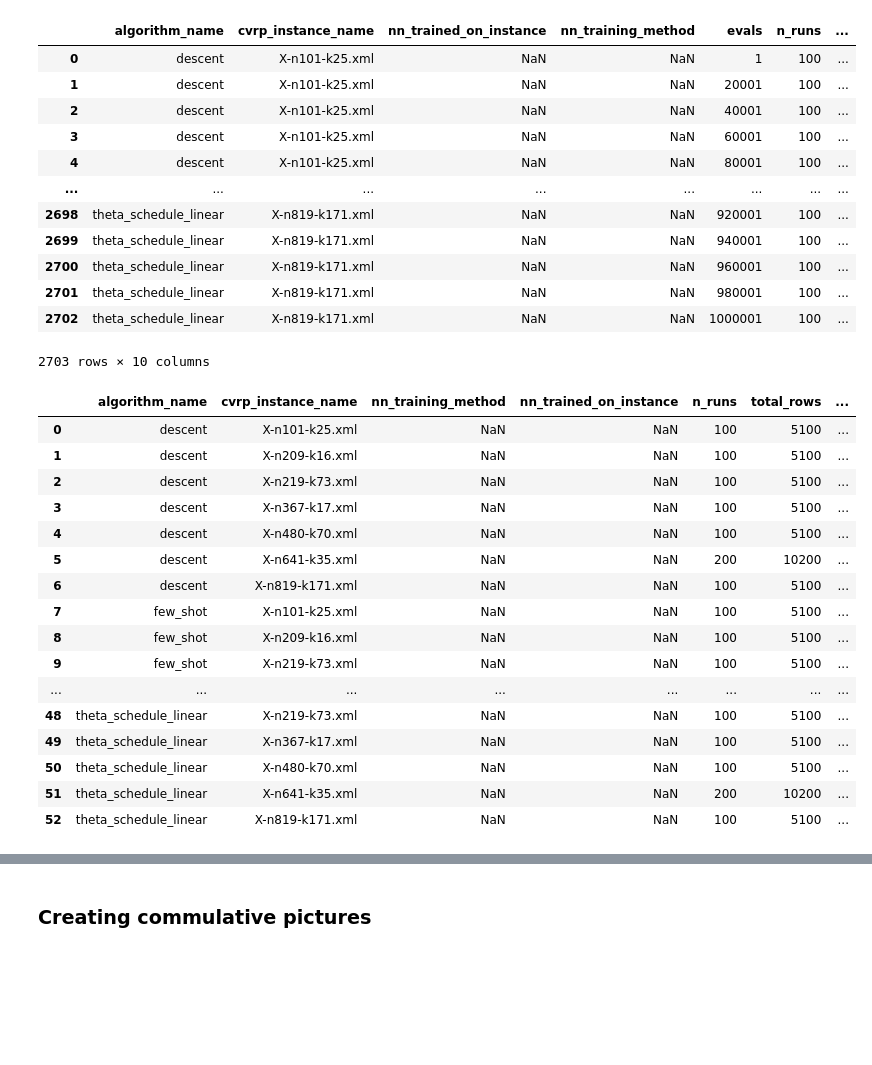
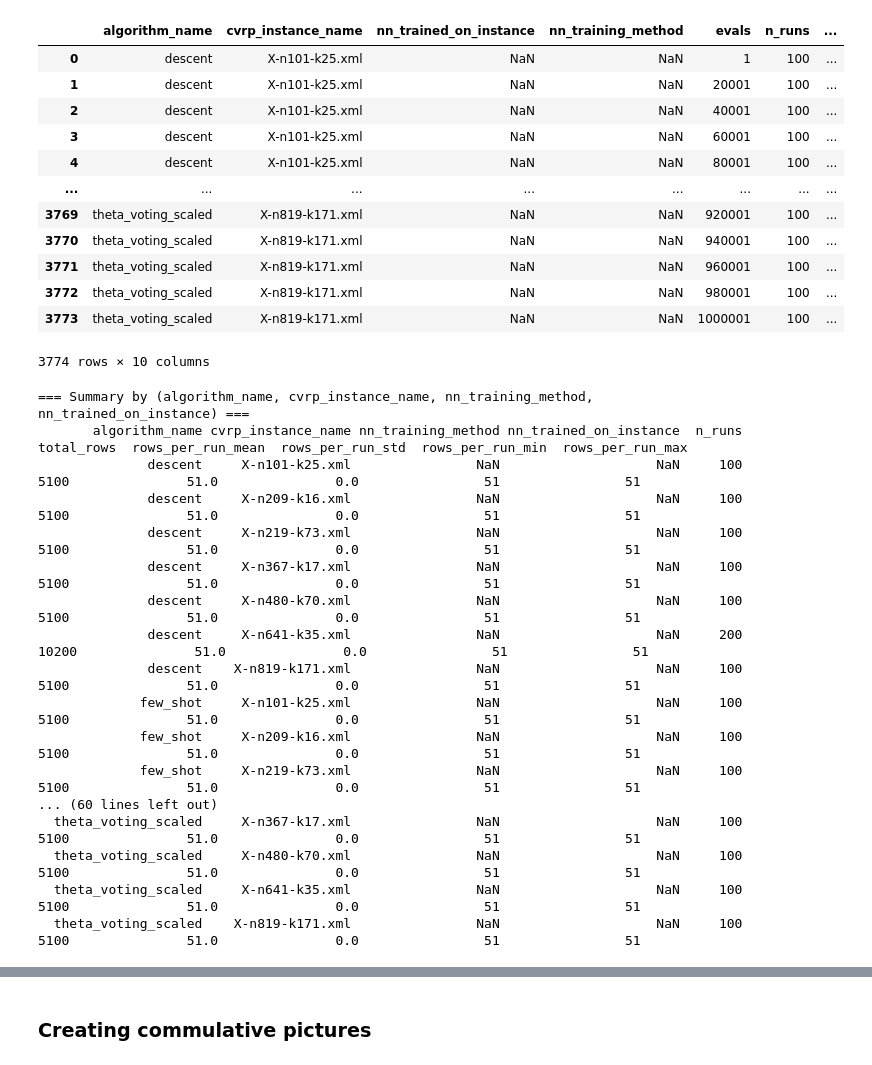
Before and after one commit to kiralexant/pcsi-fewshot-cvrp, a Jupyter notebook: FewShotCVRP/examples/analysis/runs-analysis.ipynb, the cells around one changed output, grey strips where cells are left out. Cells and saved outputs as stored; diff of their text form; code cells hidden in the pictures; blank space fills up the shorter version.

```diff
--- a/FewShotCVRP/examples/analysis/runs-analysis.ipynb
+++ b/FewShotCVRP/examples/analysis/runs-analysis.ipynb
@@ -1,44 +1,44 @@
 # %%
 import FewShotCVRP.examples.analysis.ea_stats_store as ea_stats
 from importlib import reload
 
 
 reload(ea_stats)
 
-st = ea_stats.EAStatsStore()
-st.load_raw("ea_runs/raw_runs.parquet")
-st.compute_stats()
+_st = ea_stats.EAStatsStore()
+_st.load_raw("ea_runs/raw_runs.parquet")
+_st.compute_stats()
 # %% [output]
 |  | algorithm_name | cvrp_instance_name | nn_trained_on_instance | nn_training_method | evals | n_runs | ... |
 | 0 | descent | X-n101-k25.xml | NaN | NaN | 1 | 100 | ... |
 | 1 | descent | X-n101-k25.xml | NaN | NaN | 20001 | 100 | ... |
 | 2 | descent | X-n101-k25.xml | NaN | NaN | 40001 | 100 | ... |
 | 3 | descent | X-n101-k25.xml | NaN | NaN | 60001 | 100 | ... |
 | 4 | descent | X-n101-k25.xml | NaN | NaN | 80001 | 100 | ... |
 | ... | ... | ... | ... | ... | ... | ... | ... |
-| 2698 | theta_schedule_linear | X-n819-k171.xml | NaN | NaN | 920001 | 100 | ... |
-| 2699 | theta_schedule_linear | X-n819-k171.xml | NaN | NaN | 940001 | 100 | ... |
-| 2700 | theta_schedule_linear | X-n819-k171.xml | NaN | NaN | 960001 | 100 | ... |
-| 2701 | theta_schedule_linear | X-n819-k171.xml | NaN | NaN | 980001 | 100 | ... |
-| 2702 | theta_schedule_linear | X-n819-k171.xml | NaN | NaN | 1000001 | 100 | ... |
+| 3769 | theta_voting_scaled | X-n819-k171.xml | NaN | NaN | 920001 | 100 | ... |
+| 3770 | theta_voting_scaled | X-n819-k171.xml | NaN | NaN | 940001 | 100 | ... |
+| 3771 | theta_voting_scaled | X-n819-k171.xml | NaN | NaN | 960001 | 100 | ... |
+| 3772 | theta_voting_scaled | X-n819-k171.xml | NaN | NaN | 980001 | 100 | ... |
+| 3773 | theta_voting_scaled | X-n819-k171.xml | NaN | NaN | 1000001 | 100 | ... |
-2703 rows × 10 columns
+3774 rows × 10 columns
 # %%
-st.summarize(print_output=False)
+ans = _st.summarize(print_output=True)
 # %% [output]
-|  | algorithm_name | cvrp_instance_name | nn_training_method | nn_trained_on_instance | n_runs | total_rows | ... |
-| 0 | descent | X-n101-k25.xml | NaN | NaN | 100 | 5100 | ... |
-| 1 | descent | X-n209-k16.xml | NaN | NaN | 100 | 5100 | ... |
-| 2 | descent | X-n219-k73.xml | NaN | NaN | 100 | 5100 | ... |
-| 3 | descent | X-n367-k17.xml | NaN | NaN | 100 | 5100 | ... |
-| 4 | descent | X-n480-k70.xml | NaN | NaN | 100 | 5100 | ... |
-| 5 | descent | X-n641-k35.xml | NaN | NaN | 200 | 10200 | ... |
-| 6 | descent | X-n819-k171.xml | NaN | NaN | 100 | 5100 | ... |
-| 7 | few_shot | X-n101-k25.xml | NaN | NaN | 100 | 5100 | ... |
-| 8 | few_shot | X-n209-k16.xml | NaN | NaN | 100 | 5100 | ... |
-| 9 | few_shot | X-n219-k73.xml | NaN | NaN | 100 | 5100 | ... |
-| ... | ... | ... | ... | ... | ... | ... | ... |
-| 48 | theta_schedule_linear | X-n219-k73.xml | NaN | NaN | 100 | 5100 | ... |
-| 49 | theta_schedule_linear | X-n367-k17.xml | NaN | NaN | 100 | 5100 | ... |
-| 50 | theta_schedule_linear | X-n480-k70.xml | NaN | NaN | 100 | 5100 | ... |
-| 51 | theta_schedule_linear | X-n641-k35.xml | NaN | NaN | 200 | 10200 | ... |
-| 52 | theta_schedule_linear | X-n819-k171.xml | NaN | NaN | 100 | 5100 | ... |
+=== Summary by (algorithm_name, cvrp_instance_name, nn_training_method, nn_trained_on_instance) ===
+       algorithm_name cvrp_instance_name nn_training_method nn_trained_on_instance  n_runs  total_rows  rows_per_run_mean  rows_per_run_std  rows_per_run_min  rows_per_run_max
+              descent     X-n101-k25.xml                NaN                    NaN     100        5100               51.0               0.0                51                51
+              descent     X-n209-k16.xml                NaN                    NaN     100        5100               51.0               0.0                51                51
+              descent     X-n219-k73.xml                NaN                    NaN     100        5100               51.0               0.0                51                51
+              descent     X-n367-k17.xml                NaN                    NaN     100        5100               51.0               0.0                51                51
+              descent     X-n480-k70.xml                NaN                    NaN     100        5100               51.0               0.0                51                51
+              descent     X-n641-k35.xml                NaN                    NaN     200       10200               51.0               0.0                51                51
+              descent    X-n819-k171.xml                NaN                    NaN     100        5100               51.0               0.0                51                51
+             few_shot     X-n101-k25.xml                NaN                    NaN     100        5100               51.0               0.0                51                51
+             few_shot     X-n209-k16.xml                NaN                    NaN     100        5100               51.0               0.0                51                51
+             few_shot     X-n219-k73.xml                NaN                    NaN     100        5100               51.0               0.0                51                51
+... (60 lines left out)
+  theta_voting_scaled     X-n367-k17.xml                NaN                    NaN     100        5100               51.0               0.0                51                51
+  theta_voting_scaled     X-n480-k70.xml                NaN                    NaN     100        5100               51.0               0.0                51                51
+  theta_voting_scaled     X-n641-k35.xml                NaN                    NaN     100        5100               51.0               0.0                51                51
+  theta_voting_scaled    X-n819-k171.xml                NaN                    NaN     100        5100               51.0               0.0                51                51
```
Also changed, not shown: parts of 10 cells of this notebook, 20 other files.
